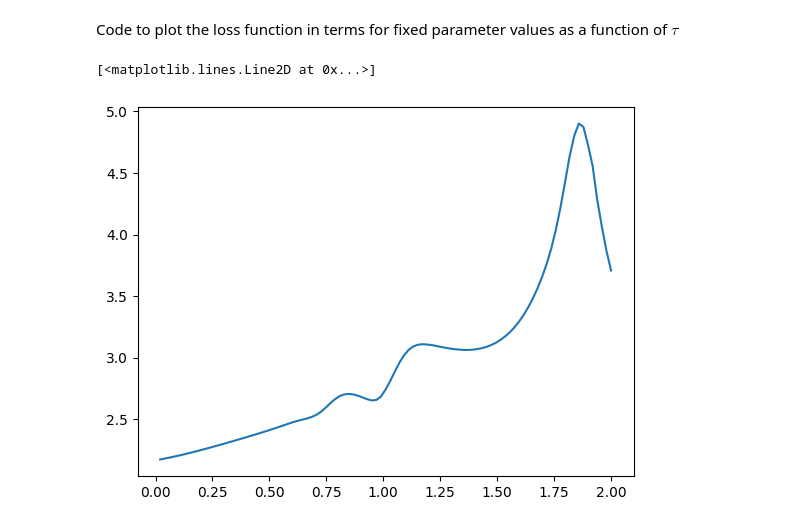
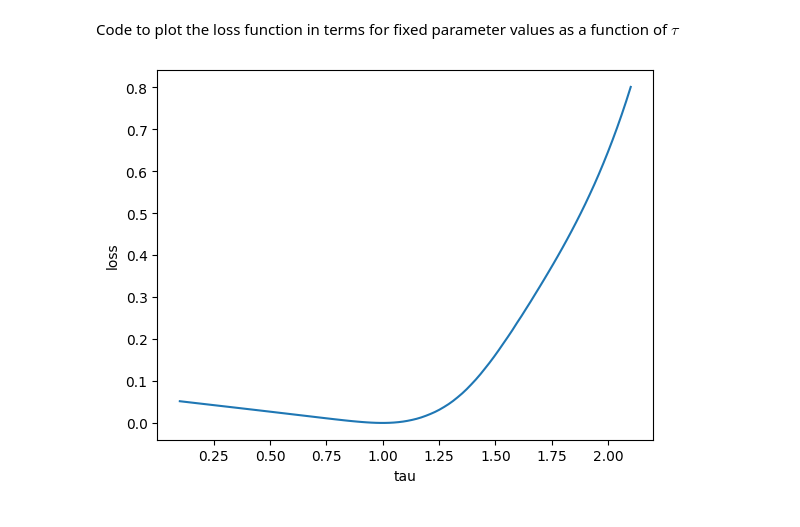
Before and after one commit to punkduckable/NDDE, a Jupyter notebook: NDDE_1D.ipynb, the cells around one changed output. Drawn from its saved outputs; the diff is of its cells as text; code cells hidden in the pictures.

```diff
--- a/NDDE_1D.ipynb
+++ b/NDDE_1D.ipynb
@@ -67,11 +65,8 @@ class MODEL(torch.nn.Module):
         assert(x.numel()    == y.numel());
         assert(t.numel()    == 1);
 
-        # Fetch parameters
-        Params = self.Params;
-
         # compute, return the output
-        Output : torch.Tensor = Params[0]*x*(1 - Params[1]*y);
+        Output : torch.Tensor = self.Params[0]*x*(1 - self.Params[1]*y);
         return Output;
 # %% [markdown]
 ### DDE Solver
@@ -130,13 +125,10 @@ def DDE_Solve(F : torch.nn.Module, x_0 : torch.Tensor, tau : torch.Tensor, t_f :
     # tensor to hold the solution, time steps. Note the +1 is to account for
     # the fact that we want the solution at N+1 times: 0, dt, 2dt, ... , Ndt.
     x_trajectory    : torch.Tensor  = torch.empty([d, N + 1],   dtype = torch.float32);
-    t_trajectory    : torch.Tensor  = torch.linspace(start = 0, end = N*dt, steps = N + 1);
+    t_trajectory    : torch.Tensor  = torch.linspace(start = 0, end = N*dt.item(), steps = N + 1);
 
     # Set the first column of x to the IC.
     x_trajectory[:, 0]             = x_0;
-
-    if(Debug == True):
-        print("t_f = %f, tau = %f, N = %d, dN = %d" % (t_f, tau, N, dN));
 
     # Compute the solution!
     for i in range(0, N):
@@ -500,21 +499,28 @@ tau, Model.Params
 # %% [markdown]
 Code to plot the loss function in terms for fixed parameter values as a function of $\tau$
 # %%
-# set parameters of eqn:
-def g(x, y, t, *parameters):
-    return 2*x*(1 - 2*y)
-# tau grid:
-grid_tau = torch.linspace(0, 2, steps = 100, requires_grad = True)
-loss_tau = torch.zeros(100)
-for i in range(100):
-    output = DDE_Solve(g, x_0, grid_tau[i], t_f)[0]
-    N = output.shape[0]
-    #plt.plot(output.detach().numpy())
-    data = Interpolate_Trajectory(x_True, t_f, N)
+# Build initial model
+G : MODEL = MODEL(c_0 = 1.0, c_1 = 1.0);
 
-    loss_tau[i] = loss_fn(output, data, grid_tau[i])
+# Set up a grid of tau values. We will find the loss at each one.
+N_Steps : int = 100;
+grid_tau = torch.linspace(0.1, 2.1, steps = N_Steps, requires_grad = True);
+loss_tau = torch.zeros(N_Steps);
+
+for i in range(N_Steps):
+    # Find predictions for ith tau value.
+    Predictions_i : torch.Tensor = DDE_Solve(G, x_0, grid_tau[i], t_f)[0];
+
+    # Interpolate true solution on the time step grid for this solution.
+    N_i : int = Predictions_i.shape[1];
+    Targets_i = Interpolate_Trajectory(x_True, t_True, N_i);
+
+    # Compute loss
+    loss_tau[i] = loss_fn(Predictions_i, Targets_i, grid_tau[i]);
+
+# Plot!
+plt.plot(grid_tau.detach().numpy(), loss_tau.detach().numpy());
+plt.xlabel("tau");
+plt.ylabel("loss");
+# %% [output]
+[figure, added]
-# %%
-plt.plot(grid_tau.detach().numpy(), loss_tau.detach().numpy())
-# %% [output]
-[<matplotlib.lines.Line2D at 0x...>]
-[figure, removed]
```
Also changed, not shown: parts of 9 cells of this notebook.
